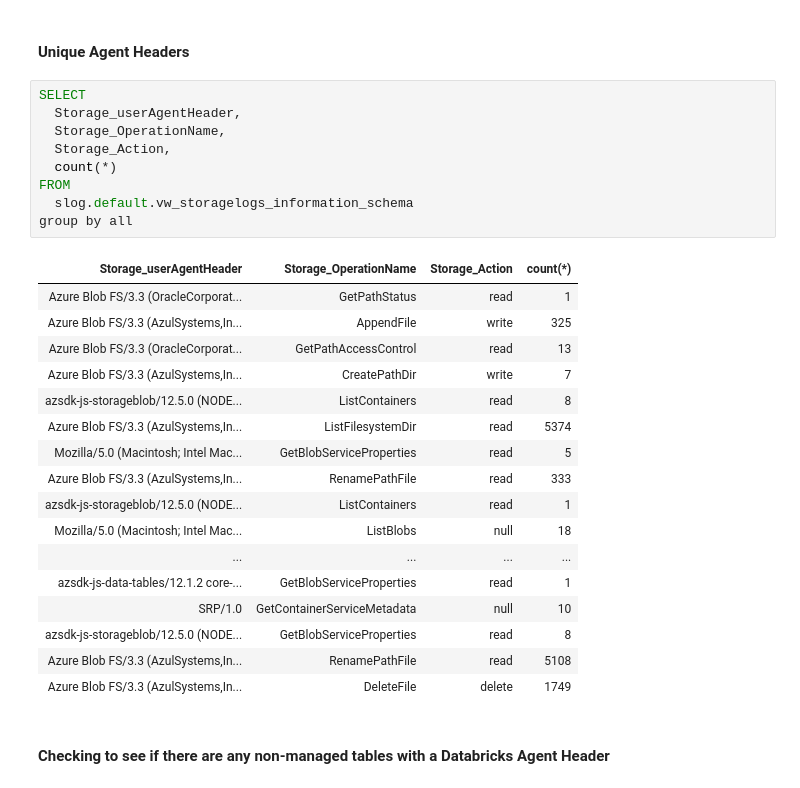
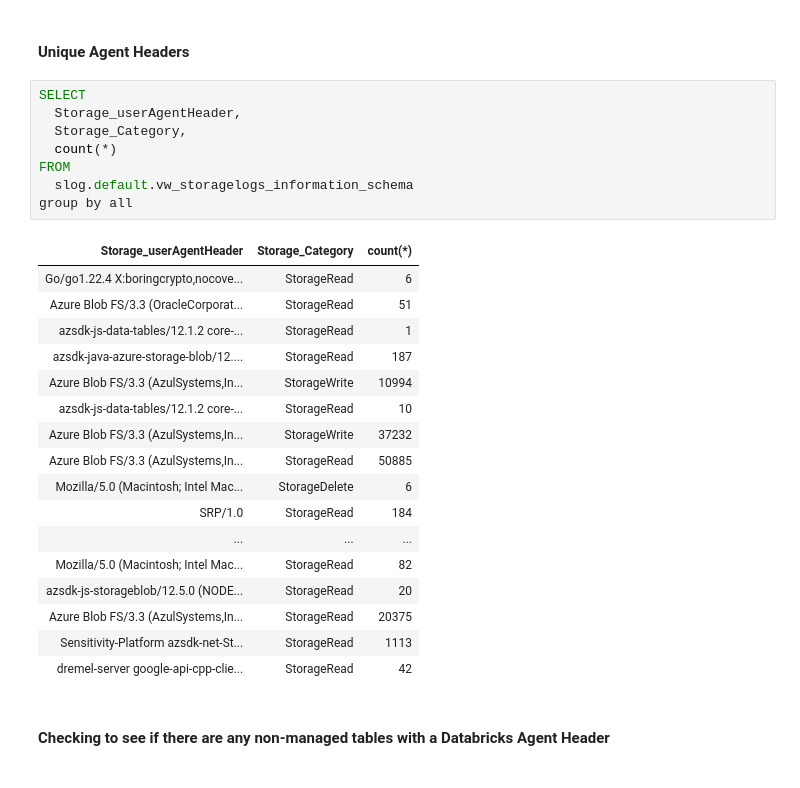
Before and after one commit to databrickslabs/access-insights, a Jupyter notebook: azure/notebooks/SLOG Exploration.ipynb, the cells around one changed output. Cells and saved outputs as stored; diff of their text form.

```diff
--- a/azure/notebooks/SLOG Exploration.ipynb
+++ b/azure/notebooks/SLOG Exploration.ipynb
@@ -31,30 +31,29 @@ where
 # %%
 SELECT
   Storage_userAgentHeader,
-  Storage_OperationName,
-  Storage_Action,
+  Storage_Category,
   count(*)
 FROM
   slog.default.vw_storagelogs_information_schema
 group by all
 # %% [output]
-| Storage_userAgentHeader | Storage_OperationName | Storage_Action | count(*) |
-| Azure Blob FS/3.3 (OracleCorporat... | GetPathStatus | read | 1 |
-| Azure Blob FS/3.3 (AzulSystems,In... | AppendFile | write | 325 |
-| Azure Blob FS/3.3 (OracleCorporat... | GetPathAccessControl | read | 13 |
-| Azure Blob FS/3.3 (AzulSystems,In... | CreatePathDir | write | 7 |
-| azsdk-js-storageblob/12.5.0 (NODE... | ListContainers | read | 8 |
-| Azure Blob FS/3.3 (AzulSystems,In... | ListFilesystemDir | read | 5374 |
-| Mozilla/5.0 (Macintosh; Intel Mac... | GetBlobServiceProperties | read | 5 |
-| Azure Blob FS/3.3 (AzulSystems,In... | RenamePathFile | read | 333 |
-| azsdk-js-storageblob/12.5.0 (NODE... | ListContainers | read | 1 |
-| Mozilla/5.0 (Macintosh; Intel Mac... | ListBlobs | null | 18 |
-| ... | ... | ... | ... |
-| azsdk-js-data-tables/12.1.2 core-... | GetBlobServiceProperties | read | 1 |
-| SRP/1.0 | GetContainerServiceMetadata | null | 10 |
-| azsdk-js-storageblob/12.5.0 (NODE... | GetBlobServiceProperties | read | 8 |
-| Azure Blob FS/3.3 (AzulSystems,In... | RenamePathFile | read | 5108 |
-| Azure Blob FS/3.3 (AzulSystems,In... | DeleteFile | delete | 1749 |
+| Storage_userAgentHeader | Storage_Category | count(*) |
+| Go/go1.22.4 X:boringcrypto,nocove... | StorageRead | 6 |
+| Azure Blob FS/3.3 (OracleCorporat... | StorageRead | 51 |
+| azsdk-js-data-tables/12.1.2 core-... | StorageRead | 1 |
+| azsdk-java-azure-storage-blob/12.... | StorageRead | 187 |
+| Azure Blob FS/3.3 (AzulSystems,In... | StorageWrite | 10994 |
+| azsdk-js-data-tables/12.1.2 core-... | StorageRead | 10 |
+| Azure Blob FS/3.3 (AzulSystems,In... | StorageWrite | 37232 |
+| Azure Blob FS/3.3 (AzulSystems,In... | StorageRead | 50885 |
+| Mozilla/5.0 (Macintosh; Intel Mac... | StorageDelete | 6 |
+| SRP/1.0 | StorageRead | 184 |
+| ... | ... | ... |
+| Mozilla/5.0 (Macintosh; Intel Mac... | StorageRead | 82 |
+| azsdk-js-storageblob/12.5.0 (NODE... | StorageRead | 20 |
+| Azure Blob FS/3.3 (AzulSystems,In... | StorageRead | 20375 |
+| Sensitivity-Platform azsdk-net-St... | StorageRead | 1113 |
+| dremel-server google-api-cpp-clie... | StorageRead | 42 |
 # %% [markdown]
 #### Checking to see if there are any non-managed tables with a Databricks Agent Header
 # %%
```
Also changed, not shown: parts of 4 cells of this notebook.
